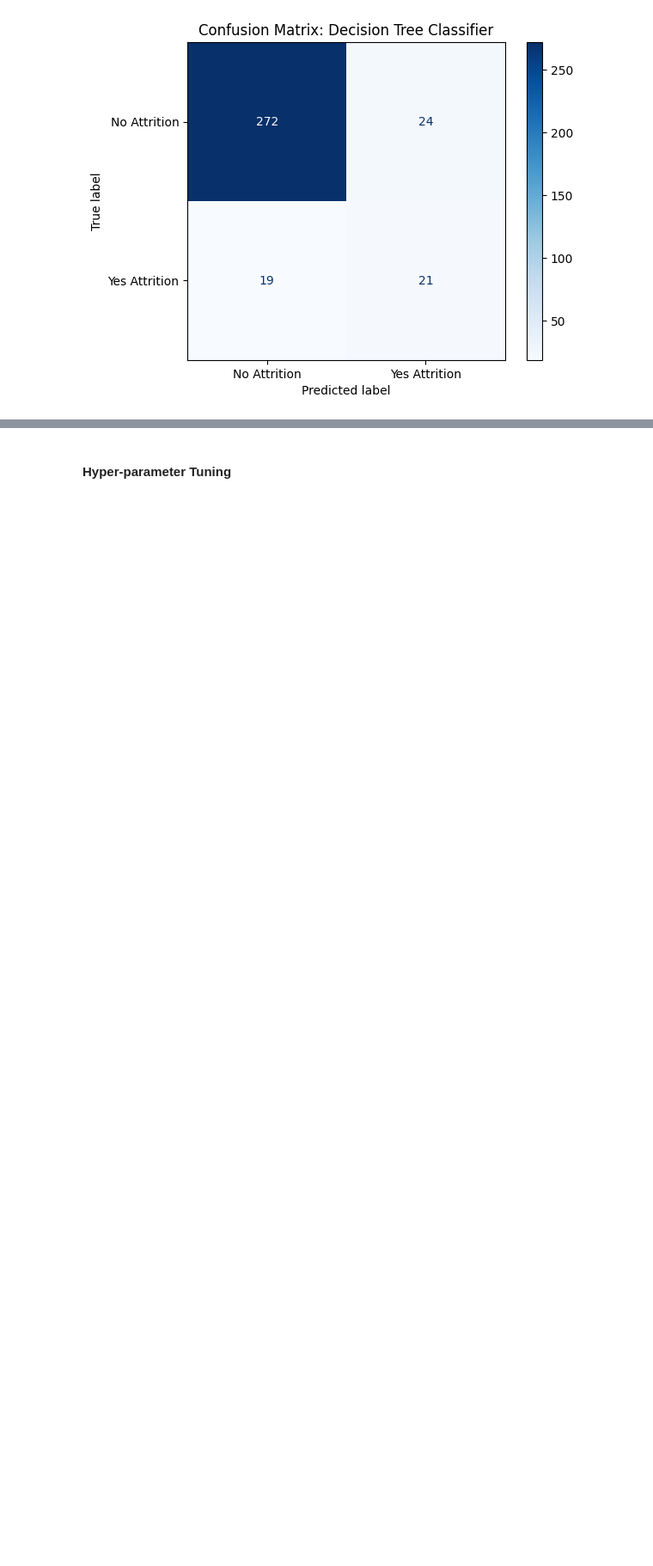
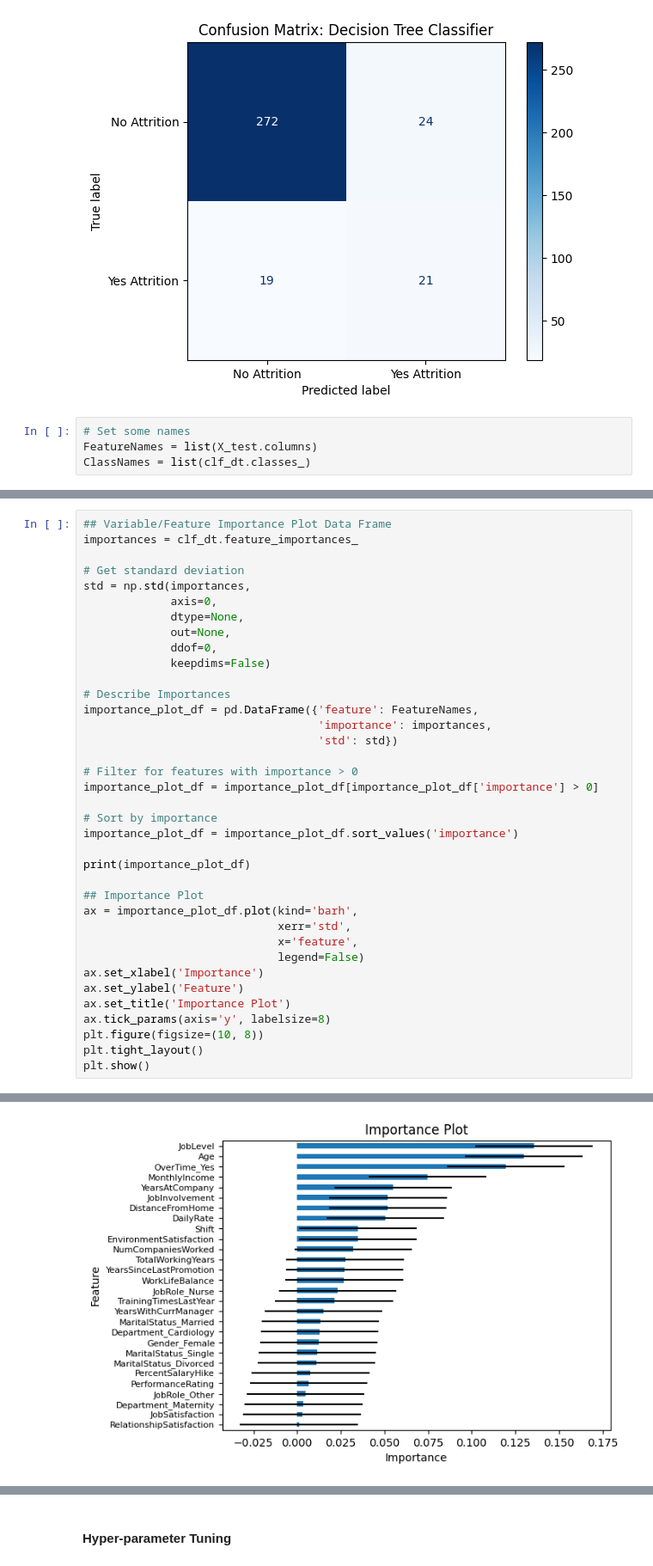
Before and after one commit to Jrk373/MachineLearningDemo, a Jupyter notebook: DecisionTreeClasifier.ipynb, the cells around one changed output, grey strips where cells are left out. Shown: that part at 86% size. Drawn from its saved outputs; the diff is of its cells as text; blank space fills up the shorter version.

```diff
--- a/DecisionTreeClasifier.ipynb
+++ b/DecisionTreeClasifier.ipynb
@@ -418,3 +418,7 @@ plt.title("Confusion Matrix: Decision Tree Classifier")
 plt.show()
 # %% [output]
 [figure]
+# %%
+# Set some names
+FeatureNames = list(X_test.columns)
+ClassNames = list(clf_dt.classes_)
@@ -420,0 +435,38 @@ plt.show()
+# %%
+## Variable/Feature Importance Plot Data Frame
+importances = clf_dt.feature_importances_
+
+# Get standard deviation
+std = np.std(importances,
+             axis=0,
+             dtype=None,
+             out=None,
+             ddof=0,
+             keepdims=False)
+
+# Describe Importances
+importance_plot_df = pd.DataFrame({'feature': FeatureNames,
+                                   'importance': importances,
+                                   'std': std})
+
+# Filter for features with importance > 0
+importance_plot_df = importance_plot_df[importance_plot_df['importance'] > 0]
+
+# Sort by importance
+importance_plot_df = importance_plot_df.sort_values('importance')
+
+print(importance_plot_df)
+
+## Importance Plot
+ax = importance_plot_df.plot(kind='barh',
+                             xerr='std',
+                             x='feature',
+                             legend=False)
+ax.set_xlabel('Importance')
+ax.set_ylabel('Feature')
+ax.set_title('Importance Plot')
+ax.tick_params(axis='y', labelsize=8)
+plt.figure(figsize=(10, 8))
+plt.tight_layout()
+plt.show()
+# %% [output]
@@ -420,0 +490 @@ plt.show()
+[figure, added]
```
Also changed, not shown: parts of 11 cells of this notebook.
